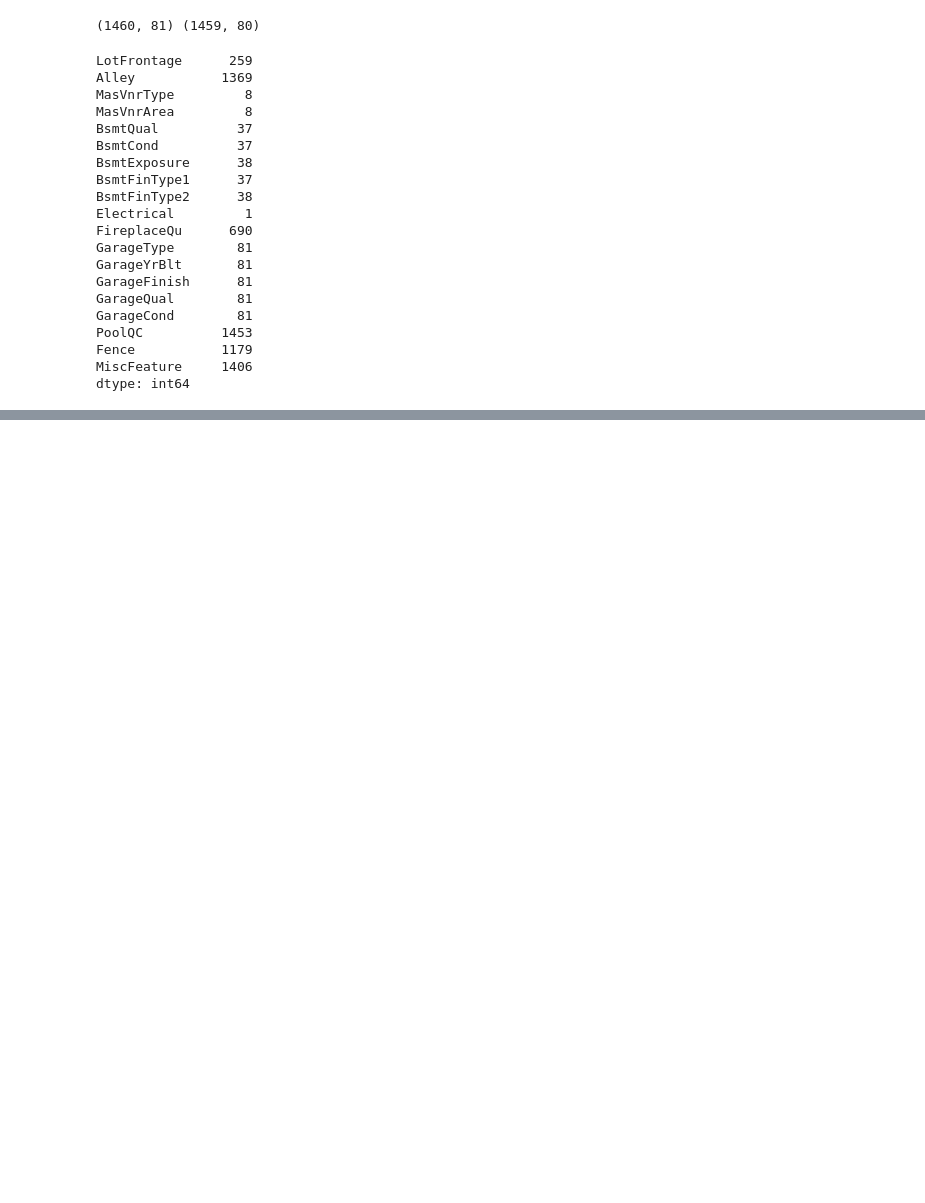
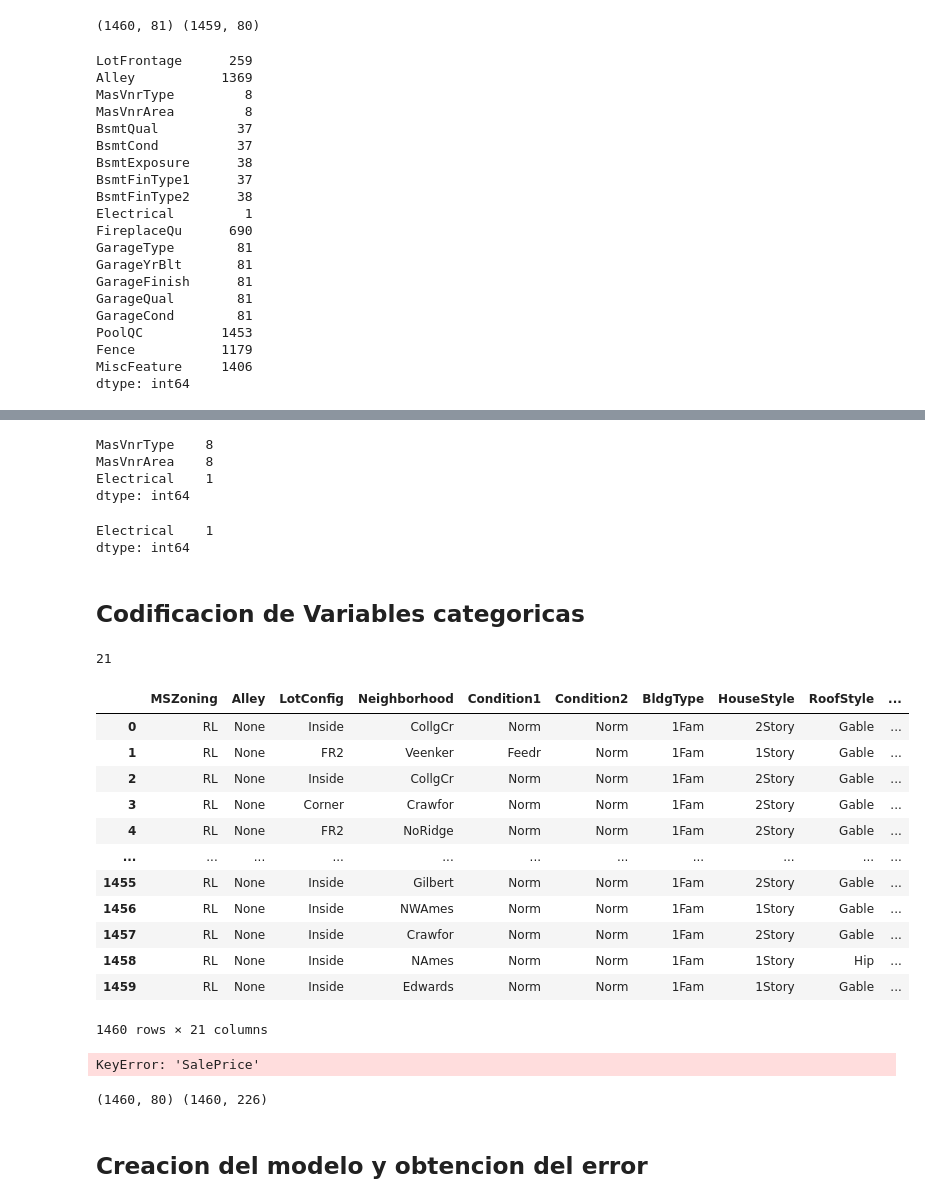
Before and after one commit to Alchem1s7/Hackathon, a Jupyter notebook: Housing Dreams/dream_house copy.ipynb, the cells around one changed output, grey strips where cells are left out. Drawn from its saved outputs; the diff is of its cells as text; code cells hidden in the pictures; blank space fills up the shorter version.

```diff
--- a/Housing Dreams/dream_house copy.ipynb
+++ b/Housing Dreams/dream_house copy.ipynb
@@ -242,0 +103,55 @@ print(mean_squared_error(y_train,y_pred,squared=False))
+# %%
+#Hay 81 valores nulos en las columnas relacionadas con el garage, revisando el diccionario, verificamos que se debe a que estas casas no tienen un garage, asi que imputamos los valores nulos por NONE
+for col in ["GarageType","GarageFinish","GarageQual","GarageCond"]:
+    X_train.loc[X_train[col].isnull(),col] = "No Garage"
+X_train.loc[X_train["GarageYrBlt"].isnull(),"GarageYrBlt"] = 0
+#Perfecto, hemos imputado los valores faltantes de estas columnas.
+# %%
+#Se realizara el mismo procedimiento para los campos "Basement"
+for col in ["BsmtQual","BsmtCond","BsmtExposure","BsmtFinType1","BsmtFinType2"]:
+    X_train.loc[X_train[col].isnull(),col] = "No Basement"
+X_train.isna().sum()[X_train.isna().sum()>0]
+# %% [output]
+MasVnrType    8
+MasVnrArea    8
+Electrical    1
+dtype: int64
+# %%
+#Para el campo MasVnrType verificamos que los campos con NA es porque no tienen chapa de mamposteria
+X_train.loc[X_train["MasVnrType"].isnull(),"MasVnrType"] = "None"
+X_train.loc[X_train["MasVnrArea"].isnull(),"MasVnrArea"] = 0
+X_train.isna().sum()[X_train.isna().sum()>0]
+# %% [output]
+Electrical    1
+dtype: int64
+# %% [markdown]
+## Codificacion de Variables categoricas
+# %%
+from sklearn.preprocessing import LabelEncoder
+ordinal_cols = ["Street", "LotShape", "LandContour", "Utilities", "LandSlope", "MSSubClass", "OverallQual","OverallCond","ExterQual","ExterCond","BsmtQual","BsmtCond","BsmtExposure","BsmtFinType1","BsmtFinType2","HeatingQC","CentralAir","Electrical","KitchenQual","FireplaceQu","GarageFinish","GarageQual","GarageCond","PoolQC","Fence"]
+for col in ordinal_cols:
+    le = LabelEncoder()
+    le.fit(list(X_train[col].values))
+    X_train[col] = le.transform(list(X_train[col].values))
+# %%
+#Variables categoricas:
+categorical_variables = [col for col in X_train.columns if X_train[col].dtype == "object"]
+len(categorical_variables)
+# %% [output]
+21
+# %%
+X_train[categorical_variables]
+# %% [output]
+|  | MSZoning | Alley | LotConfig | Neighborhood | Condition1 | Condition2 | BldgType | HouseStyle | RoofStyle | ... |
+| 0 | RL | None | Inside | CollgCr | Norm | Norm | 1Fam | 2Story | Gable | ... |
+| 1 | RL | None | FR2 | Veenker | Feedr | Norm | 1Fam | 1Story | Gable | ... |
+| 2 | RL | None | Inside | CollgCr | Norm | Norm | 1Fam | 2Story | Gable | ... |
+| 3 | RL | None | Corner | Crawfor | Norm | Norm | 1Fam | 2Story | Gable | ... |
+| 4 | RL | None | FR2 | NoRidge | Norm | Norm | 1Fam | 2Story | Gable | ... |
+| ... | ... | ... | ... | ... | ... | ... | ... | ... | ... | ... |
+| 1455 | RL | None | Inside | Gilbert | Norm | Norm | 1Fam | 2Story | Gable | ... |
+| 1456 | RL | None | Inside | NWAmes | Norm | Norm | 1Fam | 1Story | Gable | ... |
+| 1457 | RL | None | Inside | Crawfor | Norm | Norm | 1Fam | 2Story | Gable | ... |
+| 1458 | RL | None | Inside | NAmes | Norm | Norm | 1Fam | 1Story | Hip | ... |
+| 1459 | RL | None | Inside | Edwards | Norm | Norm | 1Fam | 1Story | Gable | ... |
+1460 rows × 21 columns
@@ -242,0 +171,14 @@ print(mean_squared_error(y_train,y_pred,squared=False))
+# %%
+#Aqui dropeamos los valores nulos de las demas columnas pero tengo planeado imputarlos tambien, solo sera para checar el rendimiento del modelo imputando solamente la columna de LotFrontage
+X_train.dropna(axis=0,inplace=True)
+X_test.dropna(axis=0,inplace=True)
+y_train = X_train.pop("SalePrice")
+print(X_train.shape,OH_X_train.shape)
+# %% [output]
+KeyError: 'SalePrice'
+# %%
+print(X_train.shape,OH_X_train.shape)
+# %% [output]
+(1460, 80) (1460, 226)
+# %% [markdown]
+## Creacion del modelo y obtencion del error
```
Also changed, not shown: parts of 46 cells of this notebook.
